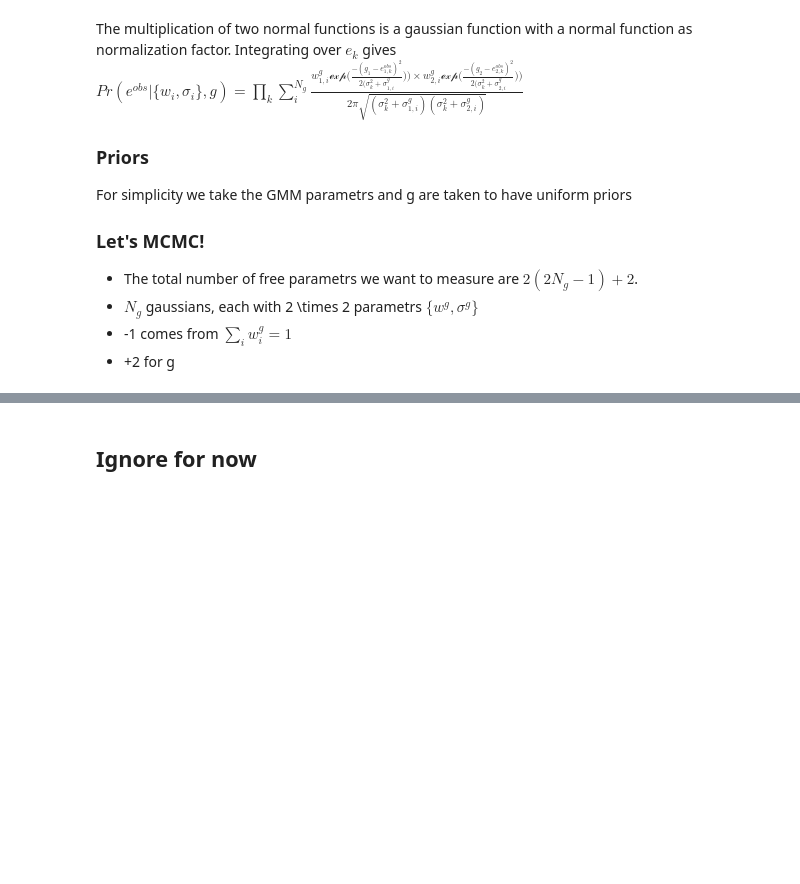
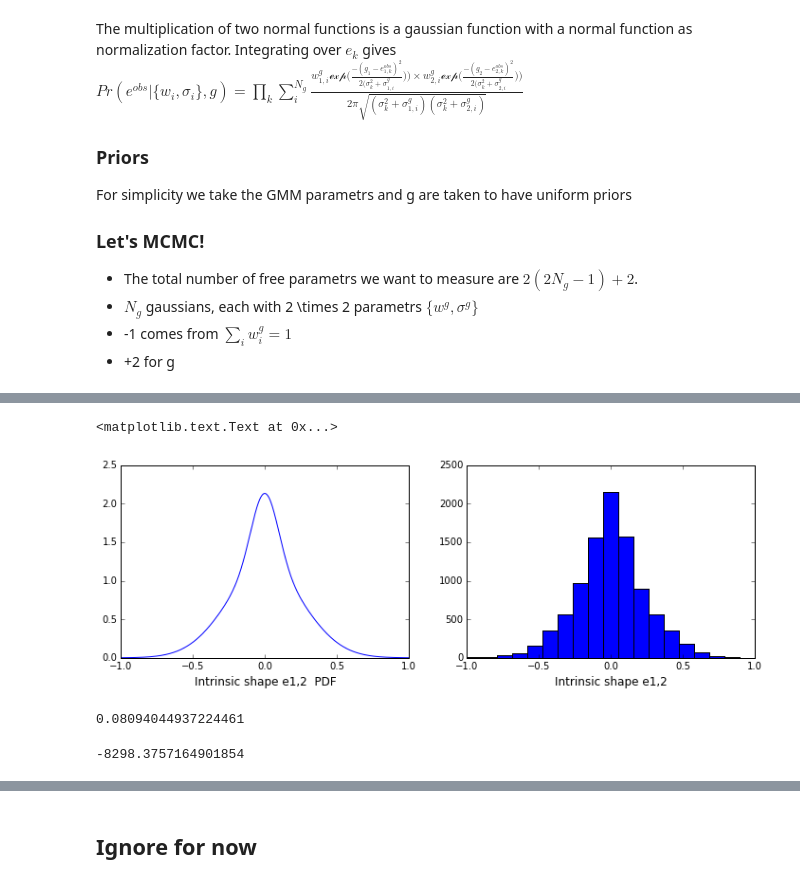
Before and after one commit to sowmyakth/Flubber, a Jupyter notebook: indiv_comp.ipynb, the cells around one changed output, grey strips where cells are left out. Cells and saved outputs as stored; diff of their text form; code cells hidden in the pictures; blank space fills up the shorter version.

```diff
--- a/indiv_comp.ipynb
+++ b/indiv_comp.ipynb
@@ -377,0 +390,19 @@ plt.tight_layout()
+# %%
+new_gmm=gmm_param(means=np.zeros(Ng),covars=np.mean(s1[500:],axis=0),weights=np.mean(w1[500:],axis=0))
+def f(gmm_param, x):
+    sum=0
+    for i in range(len(gmm_param.means)):
+        sum+=gmm_param.weights[i]*np.exp(-((x-gmm_param.means[i])**2)/(2*gmm_param.covars[i]))/((2*np.pi*gmm_param.covars[i])**0.5)
+    return sum
+xmin = -1.0
+xmax = 1.0
+
+# find ymin-ymax
+numSteps = 1000000 # bigger the better but slower!
+ymin = f(new_gmm,xmin)
+ymax = ymin
+for i in range(numSteps):
+    x = xmin + (xmax - xmin) * float(i) / numSteps
+    y = f(new_gmm,x)
+    if y < ymin: ymin = y
+    if y > ymax: ymax = y
@@ -377,0 +417,33 @@ plt.tight_layout()
+# %%
+n = len(e1_c) # how many random numbers to generate
+e_int=[]
+for i in range(n):
+    while True:
+        # generate a random number between 0 to 1
+        xr = np.random.random()
+        yr = np.random.random()
+        x = xmin + (xmax - xmin) * xr
+        y = ymin + (ymax - ymin) * yr
+        if y <= f(new_gmm,x):
+            e_int.append(x)
+
+            break
+# %%
+N=len(e1_c)
+e_new=np.linspace(-1.,1.0,N)
+new_e=create_gmm_1comp(new_gmm, N)
+
+plt.subplot(2,2,1)
+plt.plot(e_new,new_e)
+plt.xlabel('Intrinsic shape e1,2  PDF',size=12)
+plt.subplot(2,2,2)
+plt.hist(e_int,np.linspace(-1,1,20))
+plt.xlabel('Intrinsic shape e1,2',size=12)
+#plt.savefig('result_5.png')
+# %% [output]
+<matplotlib.text.Text at 0x...>
+[figure, added]
+# %%
+np.random.normal(0,sigmak)
+# %% [output]
+0.08094044937224461
@@ -377,0 +454,4 @@ plt.tight_layout()
+# %%
+np.sum((e_obs_cal1-e1_c)**2/e1_c)
+# %% [output]
+-8298.3757164901854
```
Also changed, not shown: parts of 40 cells of this notebook.
